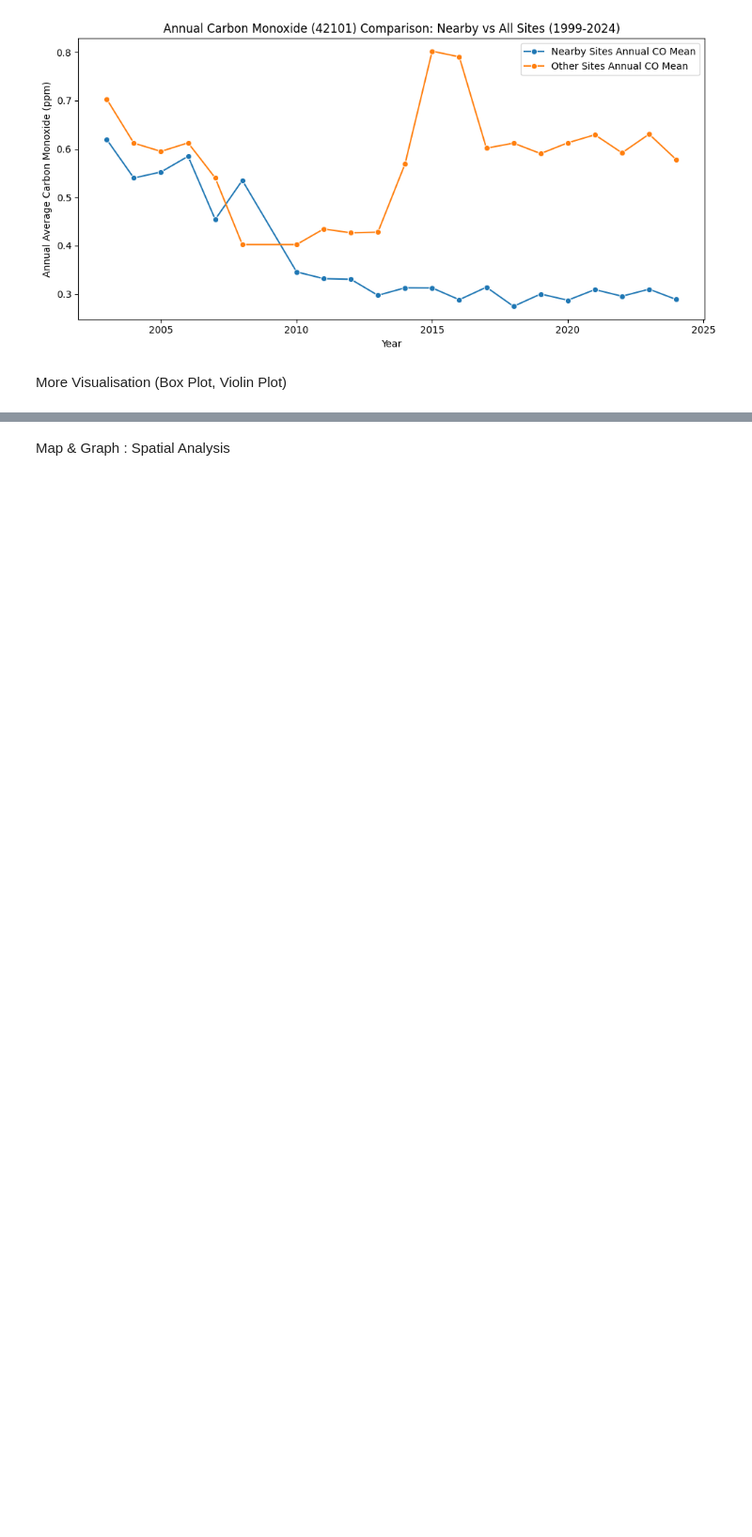
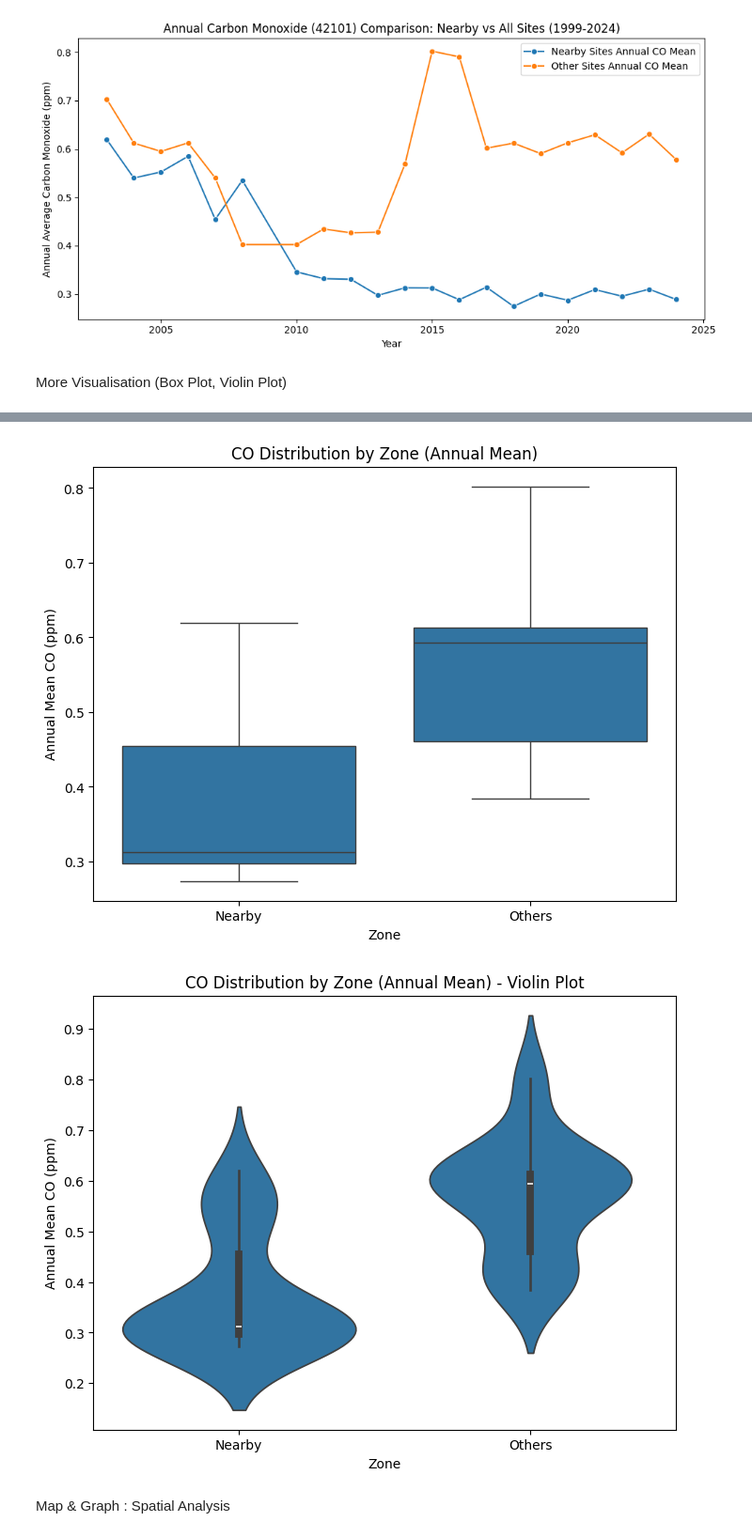
Before and after one commit to Chu-Yichen/QM2-Group-19, a Jupyter notebook: MAIN_Data_Preparation & Visualisation.ipynb, the cells around one changed output, grey strips where cells are left out. Shown: that part at 94% size. Saved outputs shown, nothing was run; the diff lists cells and outputs as text; code cells hidden in the pictures; blank space fills up the shorter version.

```diff
--- a/MAIN_Data_Preparation & Visualisation.ipynb
+++ b/MAIN_Data_Preparation & Visualisation.ipynb
@@ -284,3 +303,63 @@ plt.show()
+# %%
+# Calculate annual mean CO for nearby sites
+df_nearby_annual = df_nearby.copy()
+df_nearby_annual['Year'] = df_nearby_annual['Date Local'].dt.year
+df_nearby_annual = (
+    df_nearby_annual.groupby('Year', as_index=False)['Arithmetic Mean']
+    .mean()
+    .rename(columns={'Arithmetic Mean': 'CO_annual_mean_nearby'})
+)
+
+# Calculate annual mean CO for all sites
+df_all_annual = df_all.copy()
+df_all_annual['Year'] = df_all_annual['Date Local'].dt.year
+df_all_annual = (
+    df_all_annual.groupby('Year', as_index=False)['Arithmetic Mean']
+    .mean()
+    .rename(columns={'Arithmetic Mean': 'CO_annual_mean_all'})
+)
+
+# Filter data for the years 2003 to 2024, as we don't get data from nearby sites before 2023
+# REMOVE the filter dor other pollutants if they have enough data
+df_nearby_annual = df_nearby_annual.loc[
+    (df_nearby_annual['Year'] >= 2003) &
+    (df_nearby_annual['Year'] <= 2024)
+]
+df_all_annual = df_all_annual.loc[
+    (df_all_annual['Year'] >= 2003) &
+    (df_all_annual['Year'] <= 2024)
+]
+
+# Prepare long-format data for visualization
+df_nearby_long_annual = df_nearby_annual[['Year','CO_annual_mean_nearby']].rename(
+    columns={'CO_annual_mean_nearby':'CO_annual_mean'}
+)
+df_nearby_long_annual['Zone'] = 'Nearby'
+
+df_all_long_annual = df_all_annual[['Year','CO_annual_mean_all']].rename(
+    columns={'CO_annual_mean_all':'CO_annual_mean'}
+)
+df_all_long_annual['Zone'] = 'Others'
+
+# Combine nearby and all site data for visualization
+df_annual_comparison = pd.concat([df_nearby_long_annual, df_all_long_annual], ignore_index=True)
+
+# Create a box plot to compare annual mean CO distribution by zone
+plt.figure(figsize=(8,6))
+sns.boxplot(x='Zone', y='CO_annual_mean', data=df_annual_comparison)
+plt.title('CO Distribution by Zone (Annual Mean)')
+plt.ylabel('Annual Mean CO (ppm)')
+plt.show()
+
+# Create a violin plot to compare annual mean CO distribution by zone
+plt.figure(figsize=(8,6))
+sns.violinplot(x='Zone', y='CO_annual_mean', data=df_annual_comparison)
+plt.title('CO Distribution by Zone (Annual Mean) - Violin Plot')
+plt.ylabel('Annual Mean CO (ppm)')
+plt.show()
+# %% [output]
+[figure, added]
+[figure, added]
 # %% [markdown]
 Map & Graph : Spatial Analysis
 # %%
```
Also changed, not shown: parts of 10 cells of this notebook.
